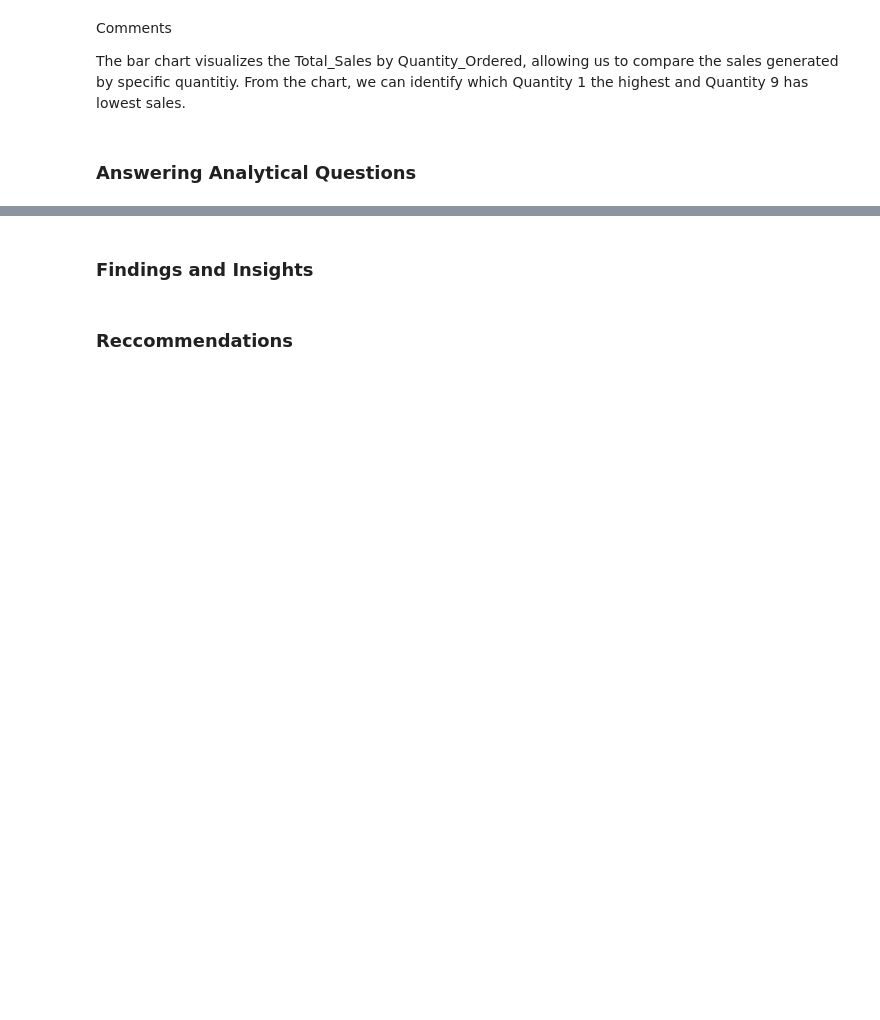
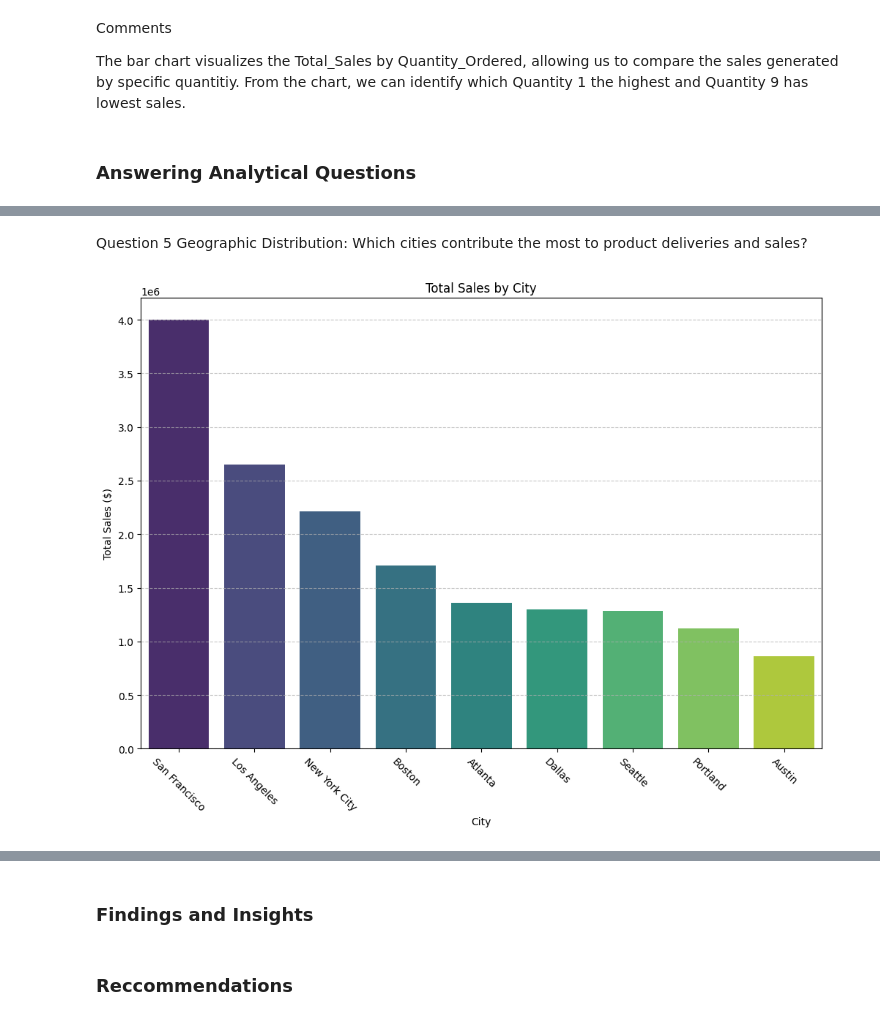
Before and after one commit to Njuraita/Bay-Technologies-BI-Solution, a Jupyter notebook: main.ipynb, the cells around one changed output, grey strips where cells are left out. Cells and saved outputs as stored; diff of their text form; code cells hidden in the pictures; blank space fills up the shorter version.

```diff
--- a/main.ipynb
+++ b/main.ipynb
@@ -1071,0 +1213,20 @@ Question 1
+# %% [markdown]
+Question 5 Geographic Distribution: Which cities contribute the most to product deliveries and sales?
+# %%
+# Group the data by 'City' and calculate the sum of 'Total_Sales' for each city
+City = Final_Sales_2019.groupby('City')['Total_Sales'].sum().reset_index()
+
+# Sort the data in descending order of 'Total_Sales'
+City = City.sort_values(by='Total_Sales', ascending=False)
+
+# Plot sales by city
+plt.figure(figsize=(12, 8))
+sns.barplot(data=City, x='City', y='Total_Sales', palette='viridis')
+plt.title('Total Sales by City')
+plt.xlabel('City')
+plt.ylabel('Total Sales ($)')
+plt.xticks(rotation=-45)  # Rotate the city labels for better readability
+plt.grid(axis='y', linestyle='--', alpha=0.7)
+plt.show()
+# %% [output]
+[figure, added]
```
Also changed, not shown: parts of 15 cells of this notebook, 1 other file.
